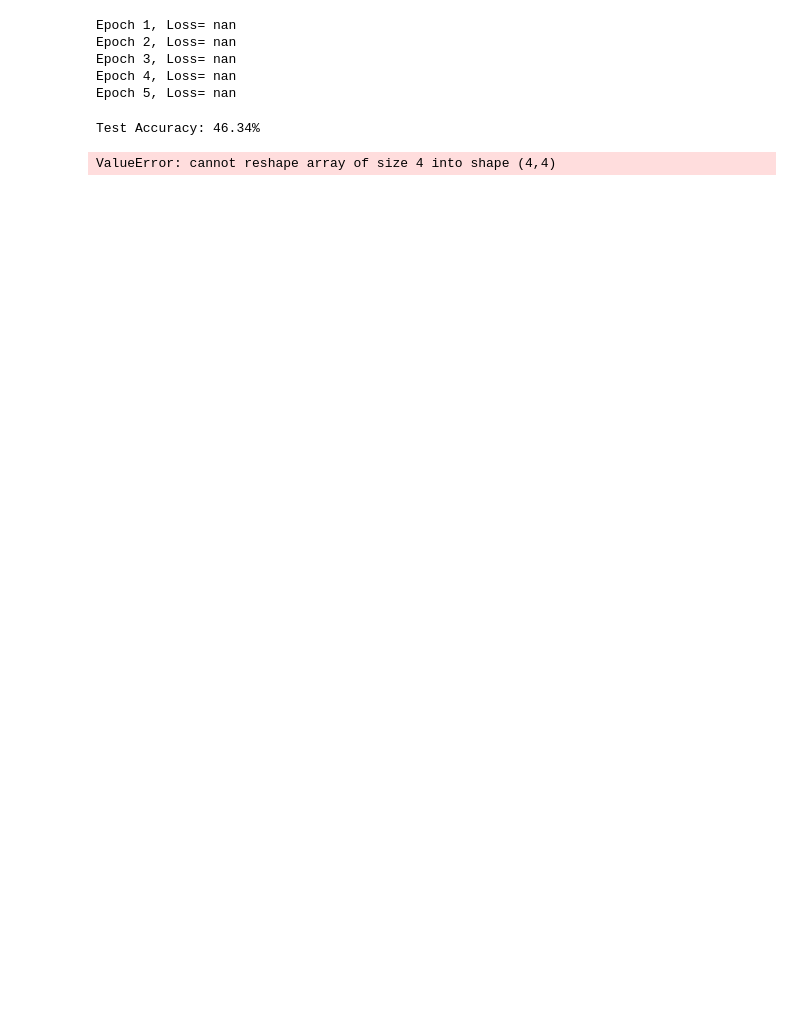
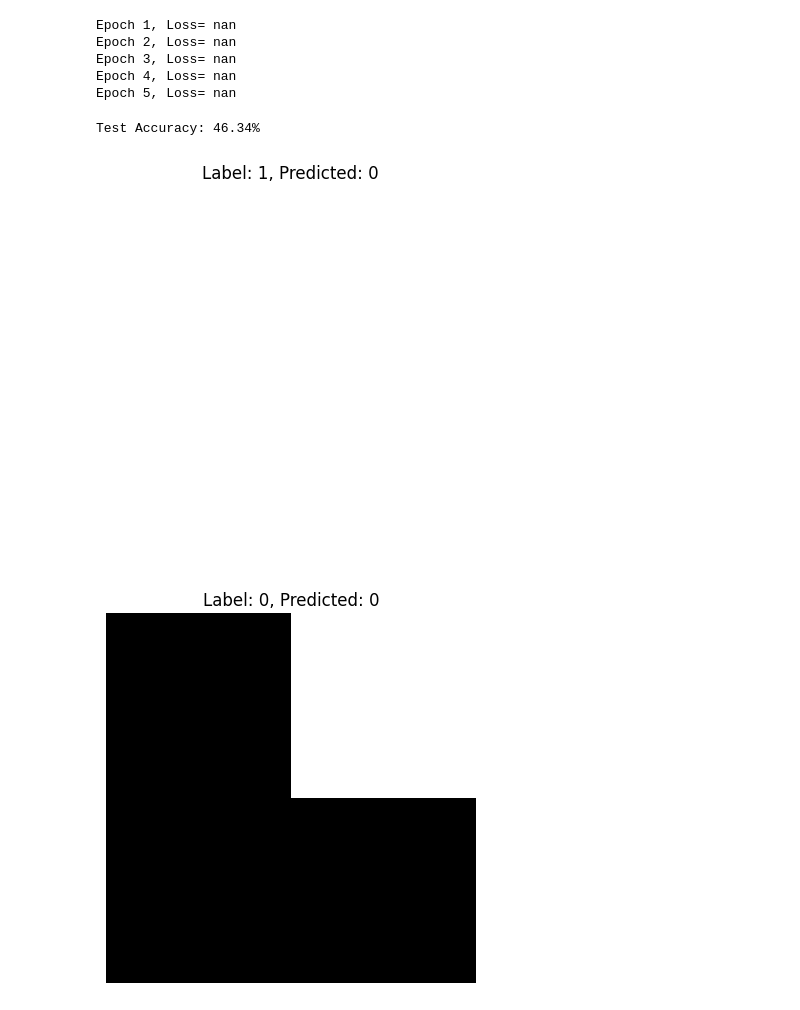
Before and after one commit to Steven-Ou/QML-Number-Recognition, a Jupyter notebook: QML.ipynb, the cells around one changed output. Saved outputs shown, nothing was run; the diff lists cells and outputs as text; code cells hidden in the pictures; blank space fills up the shorter version.

```diff
--- a/QML.ipynb
+++ b/QML.ipynb
@@ -172,20 +172,25 @@ Test Accuracy: 46.34%
 # %%
 import matplotlib.pyplot as plt
 
 # Show a few test samples with predictions
-model.eval()
-with torch.no_grad():
+model.eval()  # Set the model to evaluation mode
+with torch.no_grad():  # Disable gradient calculation for testing
     for x_batch, y_batch in test_loader:
-        outputs = model(x_batch).squeeze()
-        preds = (torch.sigmoid(outputs) > 0.5).int()
+        outputs = model(x_batch).squeeze()  # Get predictions
+        preds = (torch.sigmoid(outputs) > 0.5).int()  # Apply sigmoid and threshold
 
         for i in range(len(x_batch)):
-            img = x_batch[i].numpy().reshape(4, 4)  # reshape for visualization
-            plt.imshow(img, cmap='gray')
+            img = x_batch[i].numpy()  # Get the features (already 4 elements)
+
+            # Visualize the image as a 2x2 grid
+            img_2d = img.reshape(2, 2)  # Reshape to a 2x2 grid
+
+            plt.imshow(img_2d, cmap='gray')  # Plot as grayscale
             plt.title(f"Label: {int(y_batch[i])}, Predicted: {int(preds[i])}")
-            plt.axis('off')
+            plt.axis('off')  # Remove axes for clarity
             plt.show()
 
-        break  # show only the first batch
+        break  # Show only the first batch (for visualization)
 # %% [output]
-ValueError: cannot reshape array of size 4 into shape (4,4)
+[figure, added]
+[figure, added]
```
Also changed, not shown: parts of 1 cell of this notebook.
